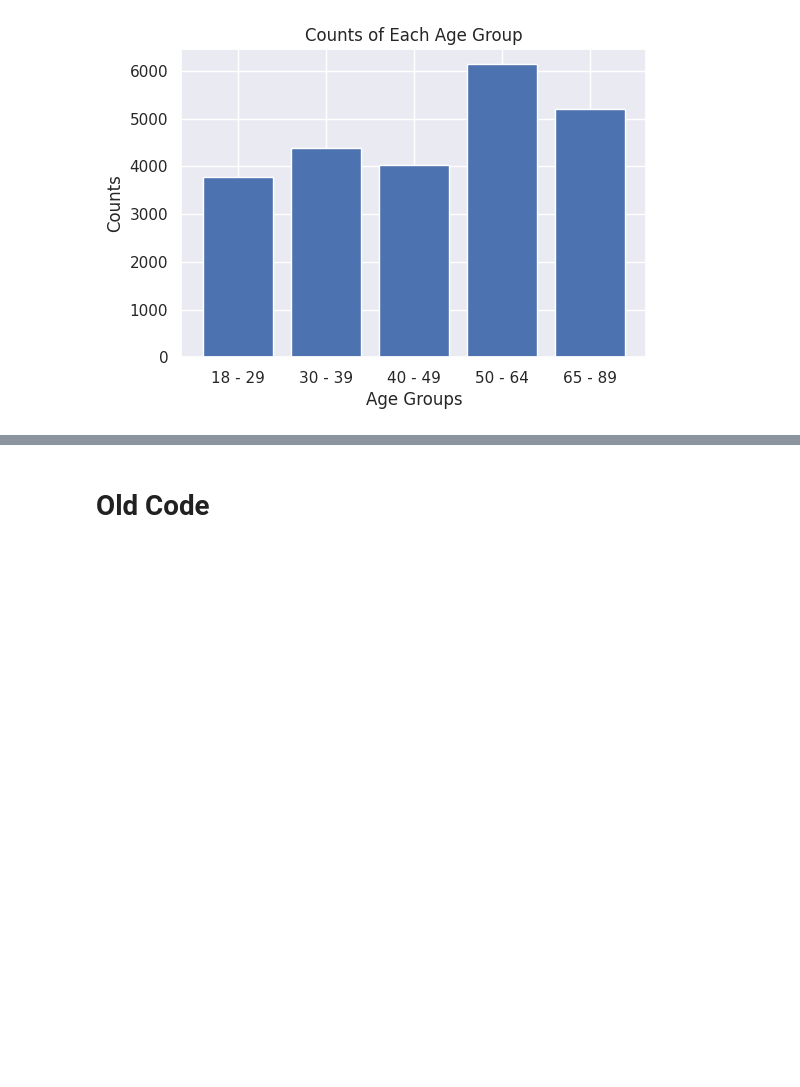
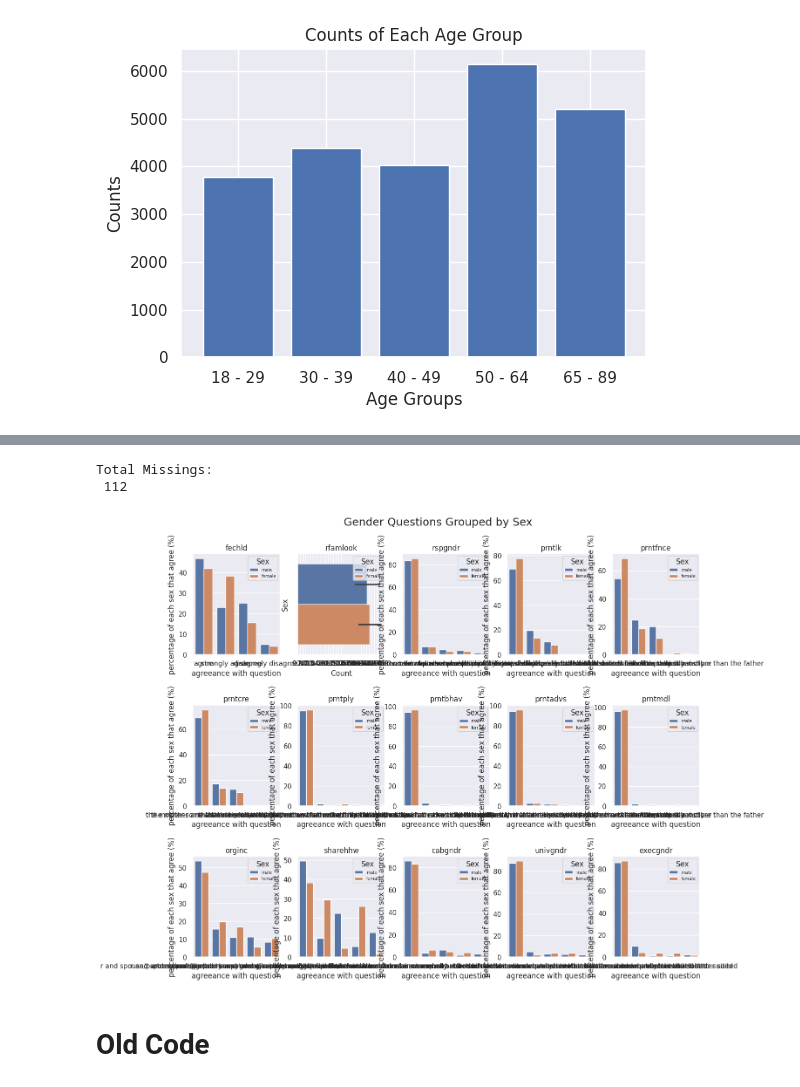
Before and after one commit to amolaka/Notable-Projects, a Jupyter notebook: ds_project.ipynb, the cells around one changed output, grey strips where cells are left out. Saved outputs shown, nothing was run; the diff lists cells and outputs as text; code cells hidden in the pictures; blank space fills up the shorter version.

```diff
--- a/ds_project.ipynb
+++ b/ds_project.ipynb
@@ -452,3 +542,71 @@ plt.show()
+# %%
+# Create a missing dummy:
+df_grouped_bar_graph['sex'+'_nan'] = df_grouped_bar_graph['sex'].isnull() # Equals 1 if missing, 0 if non-null
+print('Total Missings: \n', sum(df_grouped_bar_graph['sex'+'_nan']),'\n') # How many missing values are there?
+# %% [output]
+Total Missings:
+ 112
+# %%
+df_grouped_bar_graph['sex'] = df_grouped_bar_graph['sex'].replace(["don't know", 'iap', 'uncodeable', "I don't have a job", 'dk, na, iap', 'no answer', 'not imputable_(2147483637)', 'not imputable_(2147483638)', 'refused', 'skipped on web', 'uncodeable', 'not available in this release', 'not available in this year', 'see codebook'],np.nan)
+df_grouped_bar_graph['sex'] = df_grouped_bar_graph['sex'].dropna()
+# %%
+def normalize_each_sex(df, sexes):
+    # copy the dataframe
+    df_norm = df.copy()
+    count = df_norm['count'].astype(float)
+    df_norm['count'] = count
+    for sex in sexes:
+        sex_sum = df_norm['count'].loc[df_norm['sex'] == sex].sum()
+        df_norm['count'].loc[df_norm['sex'] == sex] = ((df_norm['count'].loc[df_norm['sex'] == sex])/sex_sum) * 100
+    return df_norm
+# %%
+import matplotlib.pyplot as plt
+
+#fig, axs = plt.subplots(nrows=3, ncols=5)
+plt.figure(figsize=(15, 12))
+plt.subplots_adjust(hspace=0.5)
+plt.suptitle("Gender Questions Grouped by Sex", fontsize=18, y=0.95)
+
+#ticker = ['fechld', 'rfamlook']
+tickers = ['fechld', 'rfamlook', 'rspgndr', 'prntlk', 'prntfnce', 'prntcre', 'prntply', 'prntbhav', 'prntadvs', 'prntmdl', 'orginc', 'sharehhw', 'cabgndr', 'univgndr', 'execgndr']
+
+for n, ticker in enumerate(tickers):
+    ax = plt.subplot(3, 5, n + 1)
+    curr_df = df_grouped_bar_graph.loc[:, ['sex', ticker]]
+    col = curr_df[ticker].astype(str)
+    curr_df[ticker] = col
+    curr_df = curr_df.dropna() # dropping all rows with NaN values because they can't be graphed
+
+    if(ticker == 'rfamlook'):
+      response = pd.DataFrame(data = curr_df.groupby(ticker).count())
+    else:
+      response = pd.DataFrame(data = curr_df[ticker].value_counts())
+    response = response.reset_index()
+    response.columns = ['response', 'count']
+
+    curr_df = curr_df.loc[curr_df[ticker].isin(response['response'])].value_counts()
+    curr_df = curr_df.reset_index().rename(columns={"index": ticker, 0: "count"})
+    curr_df = curr_df.loc[curr_df[ticker] != 'nan']
+
+    sexes = curr_df['sex'].unique()
+    curr_df = normalize_each_sex(curr_df, sexes)
+
+    if(ticker == 'rfamlook'):
+      sns.barplot(data = curr_df, x = ticker, hue = 'sex')
+      sns.set(rc={'figure.figsize':(6,4)})
+      plt.legend(loc='upper right', title='Sex', prop={'size': 7})
+      plt.xlabel("Count")
+      plt.ylabel("Sex")
+      plt.title(ticker)
+    else:
+      sns.barplot(data = curr_df, x = ticker, y = 'count', hue = 'sex')
+      sns.set(rc={'figure.figsize':(6,4)})
+      plt.legend(loc='upper right', title='Sex', prop={'size': 7})
+      plt.xlabel("agreeance with question")
+      plt.ylabel("percentage of each sex that agree (%)")
+      plt.title(ticker)
+# %% [output]
+[figure, added]
 # %% [markdown]
 # Old Code
 # %%
```
Also changed, not shown: parts of 5 cells of this notebook.
